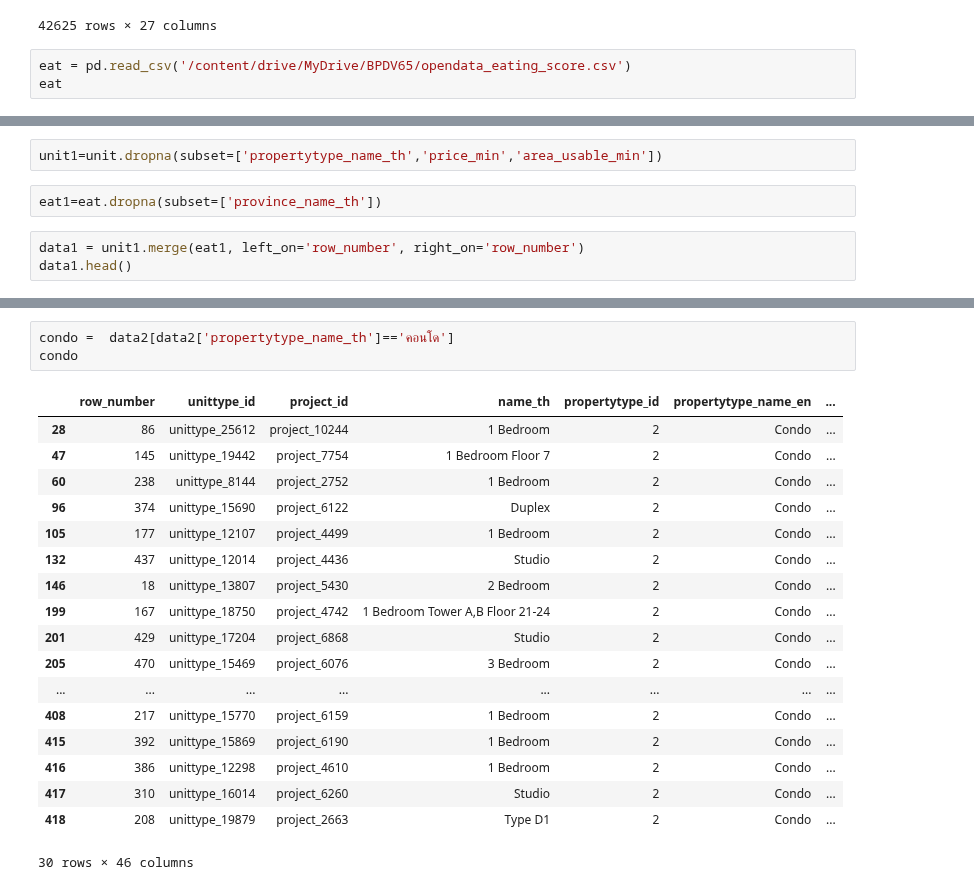
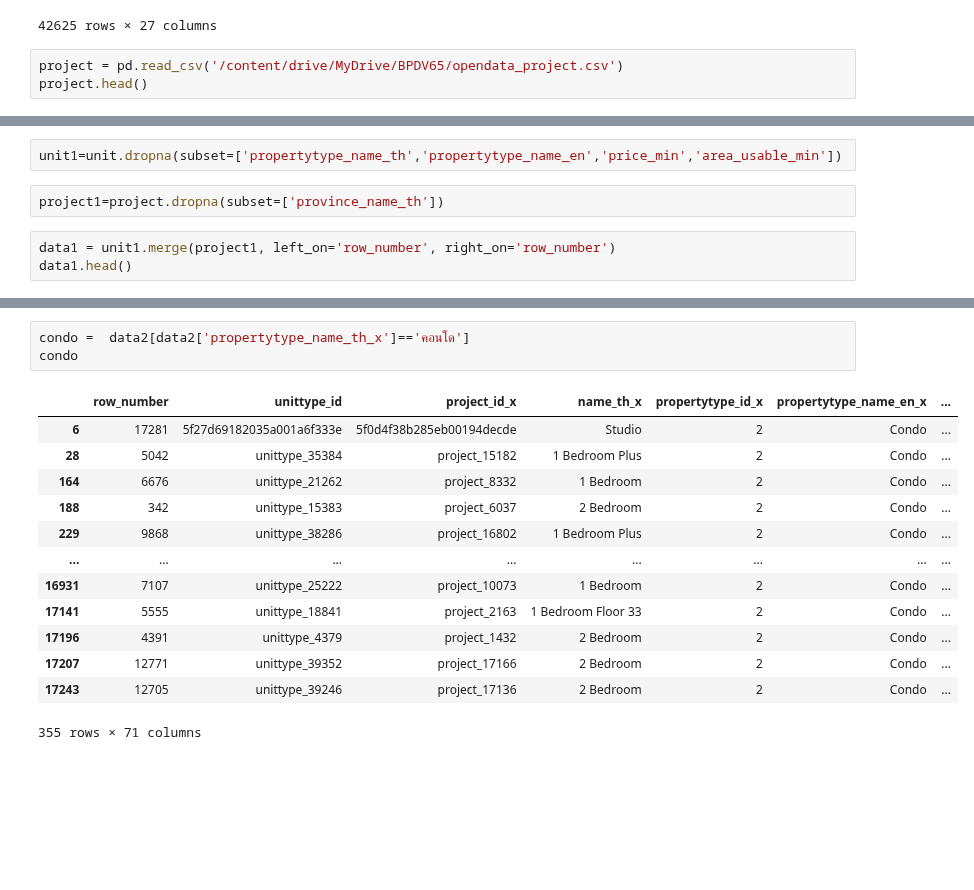
Before and after one commit to TungSoPon/BasicProg_DataViz65, a Jupyter notebook: Untitled10.ipynb, the cells around one changed output, grey strips where cells are left out. Saved outputs shown, nothing was run; the diff lists cells and outputs as text; blank space fills up the shorter version.

```diff
--- a/Untitled10.ipynb
+++ b/Untitled10.ipynb
@@ -29,6 +29,6 @@ unit
 | 42624 | 780 | unittype_17011 | project_6762 | บ้านธารา | 1 | Detached House | ... |
 42625 rows × 27 columns
 # %%
-eat = pd.read_csv('/content/drive/MyDrive/BPDV65/opendata_eating_score.csv')
-eat
+project = pd.read_csv('/content/drive/MyDrive/BPDV65/opendata_project.csv')
+project.head()
 # %% [output]
@@ -48,8 +42,8 @@ eat
 # %%
-unit1=unit.dropna(subset=['propertytype_name_th','price_min','area_usable_min'])
+unit1=unit.dropna(subset=['propertytype_name_th','propertytype_name_en','price_min','area_usable_min'])
 # %%
-eat1=eat.dropna(subset=['province_name_th'])
+project1=project.dropna(subset=['province_name_th'])
 # %%
-data1 = unit1.merge(eat1, left_on='row_number', right_on='row_number')
+data1 = unit1.merge(project1, left_on='row_number', right_on='row_number')
 data1.head()
 # %% [output]
@@ -105,25 +91,20 @@ home
 # %%
-condo =  data2[data2['propertytype_name_th']=='คอนโด']
+condo =  data2[data2['propertytype_name_th_x']=='คอนโด']
 condo
 # %% [output]
-|  | row_number | unittype_id | project_id | name_th | propertytype_id | propertytype_name_en | ... |
-| 28 | 86 | unittype_25612 | project_10244 | 1 Bedroom | 2 | Condo | ... |
-| 47 | 145 | unittype_19442 | project_7754 | 1 Bedroom Floor 7 | 2 | Condo | ... |
-| 60 | 238 | unittype_8144 | project_2752 | 1 Bedroom | 2 | Condo | ... |
-| 96 | 374 | unittype_15690 | project_6122 | Duplex | 2 | Condo | ... |
-| 105 | 177 | unittype_12107 | project_4499 | 1 Bedroom | 2 | Condo | ... |
-| 132 | 437 | unittype_12014 | project_4436 | Studio | 2 | Condo | ... |
-| 146 | 18 | unittype_13807 | project_5430 | 2 Bedroom | 2 | Condo | ... |
-| 199 | 167 | unittype_18750 | project_4742 | 1 Bedroom Tower A,B Floor 21-24 | 2 | Condo | ... |
-| 201 | 429 | unittype_17204 | project_6868 | Studio | 2 | Condo | ... |
-| 205 | 470 | unittype_15469 | project_6076 | 3 Bedroom | 2 | Condo | ... |
+|  | row_number | unittype_id | project_id_x | name_th_x | propertytype_id_x | propertytype_name_en_x | ... |
+| 6 | 17281 | 5f27d69182035a001a6f333e | 5f0d4f38b285eb00194decde | Studio | 2 | Condo | ... |
+| 28 | 5042 | unittype_35384 | project_15182 | 1 Bedroom Plus | 2 | Condo | ... |
+| 164 | 6676 | unittype_21262 | project_8332 | 1 Bedroom | 2 | Condo | ... |
+| 188 | 342 | unittype_15383 | project_6037 | 2 Bedroom | 2 | Condo | ... |
+| 229 | 9868 | unittype_38286 | project_16802 | 1 Bedroom Plus | 2 | Condo | ... |
 | ... | ... | ... | ... | ... | ... | ... | ... |
-| 408 | 217 | unittype_15770 | project_6159 | 1 Bedroom | 2 | Condo | ... |
-| 415 | 392 | unittype_15869 | project_6190 | 1 Bedroom | 2 | Condo | ... |
-| 416 | 386 | unittype_12298 | project_4610 | 1 Bedroom | 2 | Condo | ... |
-| 417 | 310 | unittype_16014 | project_6260 | Studio | 2 | Condo | ... |
-| 418 | 208 | unittype_19879 | project_2663 | Type D1 | 2 | Condo | ... |
+| 16931 | 7107 | unittype_25222 | project_10073 | 1 Bedroom | 2 | Condo | ... |
+| 17141 | 5555 | unittype_18841 | project_2163 | 1 Bedroom Floor 33 | 2 | Condo | ... |
+| 17196 | 4391 | unittype_4379 | project_1432 | 2 Bedroom | 2 | Condo | ... |
+| 17207 | 12771 | unittype_39352 | project_17166 | 2 Bedroom | 2 | Condo | ... |
+| 17243 | 12705 | unittype_39246 | project_17136 | 2 Bedroom | 2 | Condo | ... |
-30 rows × 46 columns
+355 rows × 71 columns
 # %%
 compare = pd.concat([home,condo])
 compare
```
Also changed, not shown: parts of 8 cells of this notebook.
